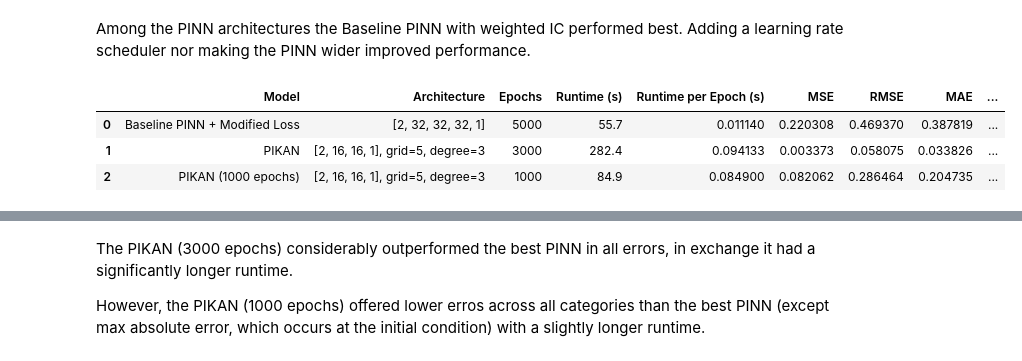
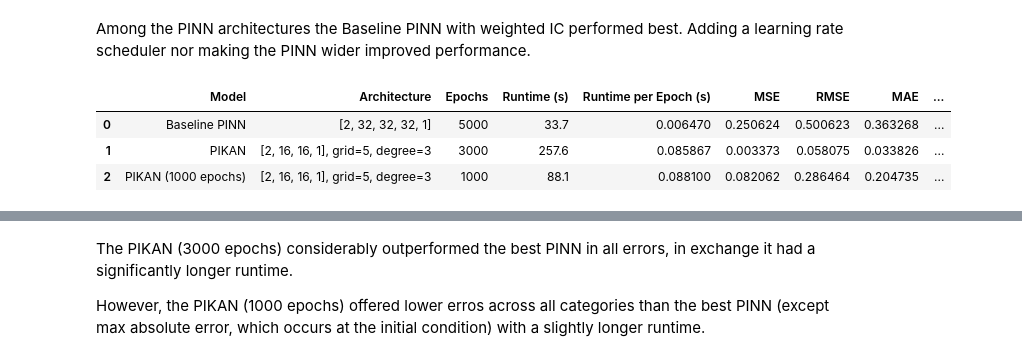
Before and after one commit to dylan-sinnott/black-scholes-pinn-pikan-benchmark, a Jupyter notebook: notebooks/05_comparison.ipynb, the cells around one changed output, grey strips where cells are left out. Saved outputs shown, nothing was run; the diff lists cells and outputs as text; code cells hidden in the pictures.

```diff
--- a/notebooks/05_comparison.ipynb
+++ b/notebooks/05_comparison.ipynb
@@ -157,8 +157,8 @@ pikan_result = {
     "Scheduler": "No",
     "Loss": "Standard physics-informed loss",
     "Epochs": 3000,
-    "Runtime (s)": 282.4,
-    "Runtime per Epoch (s)": 0.0941333,
+    "Runtime (s)": 257.6,
+    "Runtime per Epoch (s)": 0.0858667,
     "MSE": 0.003373,
     "RMSE": 0.058075,
     "MAE": 0.033826,
@@ -172,40 +172,40 @@ pikan_result_short = {
     "Scheduler": "No",
     "Loss": "Standard physics-informed loss",
     "Epochs": 1000,
-    "Runtime (s)": 84.9,
-    "Runtime per Epoch (s)": 0.0849,
+    "Runtime (s)": 88.1,
+    "Runtime per Epoch (s)": 0.0881,
     "MSE": 0.082062,
     "RMSE": 0.286464,
     "MAE": 	0.204735,
     "Max Abs Error": 3.646942,
     "Relative L2 Error": 0.002964,
 }
 
 pinn_vs_pikan = pd.DataFrame([
     {
         "Model": best_pinn["Model"],
         "Architecture": best_pinn["Architecture"],
         "Epochs": best_pinn["Epochs"],
         "Runtime (s)": best_pinn["Runtime (s)"],
         "Runtime per Epoch (s)": best_pinn["Runtime per Epoch (s)"],
         "MSE": best_pinn["MSE"],
         "RMSE": best_pinn["RMSE"],
         "MAE": best_pinn["MAE"],
         "Max Abs Error": best_pinn["Max Abs Error"],
         "Relative L2 Error": best_pinn["Relative L2 Error"],
         "Scheduler": "No",
-        "Loss": "Weighted IC"
+        "Loss": "Standard physics-informed loss"
     },
     pikan_result,
     pikan_result_short
 ])
 
 pinn_vs_pikan
 # %% [output]
 |  | Model | Architecture | Epochs | Runtime (s) | Runtime per Epoch (s) | MSE | RMSE | MAE | ... |
-| 0 | Baseline PINN + Modified Loss | [2, 32, 32, 32, 1] | 5000 | 55.7 | 0.011140 | 0.220308 | 0.469370 | 0.387819 | ... |
-| 1 | PIKAN | [2, 16, 16, 1], grid=5, degree=3 | 3000 | 282.4 | 0.094133 | 0.003373 | 0.058075 | 0.033826 | ... |
-| 2 | PIKAN (1000 epochs) | [2, 16, 16, 1], grid=5, degree=3 | 1000 | 84.9 | 0.084900 | 0.082062 | 0.286464 | 0.204735 | ... |
+| 0 | Baseline PINN | [2, 32, 32, 32, 1] | 5000 | 33.7 | 0.006470 | 0.250624 | 0.500623 | 0.363268 | ... |
+| 1 | PIKAN | [2, 16, 16, 1], grid=5, degree=3 | 3000 | 257.6 | 0.085867 | 0.003373 | 0.058075 | 0.033826 | ... |
+| 2 | PIKAN (1000 epochs) | [2, 16, 16, 1], grid=5, degree=3 | 1000 | 88.1 | 0.088100 | 0.082062 | 0.286464 | 0.204735 | ... |
 # %%
 # Saving the PINN vs PIKAN comparison table.
 
```
Also changed, not shown: parts of 6 cells of this notebook, 17 other files.
